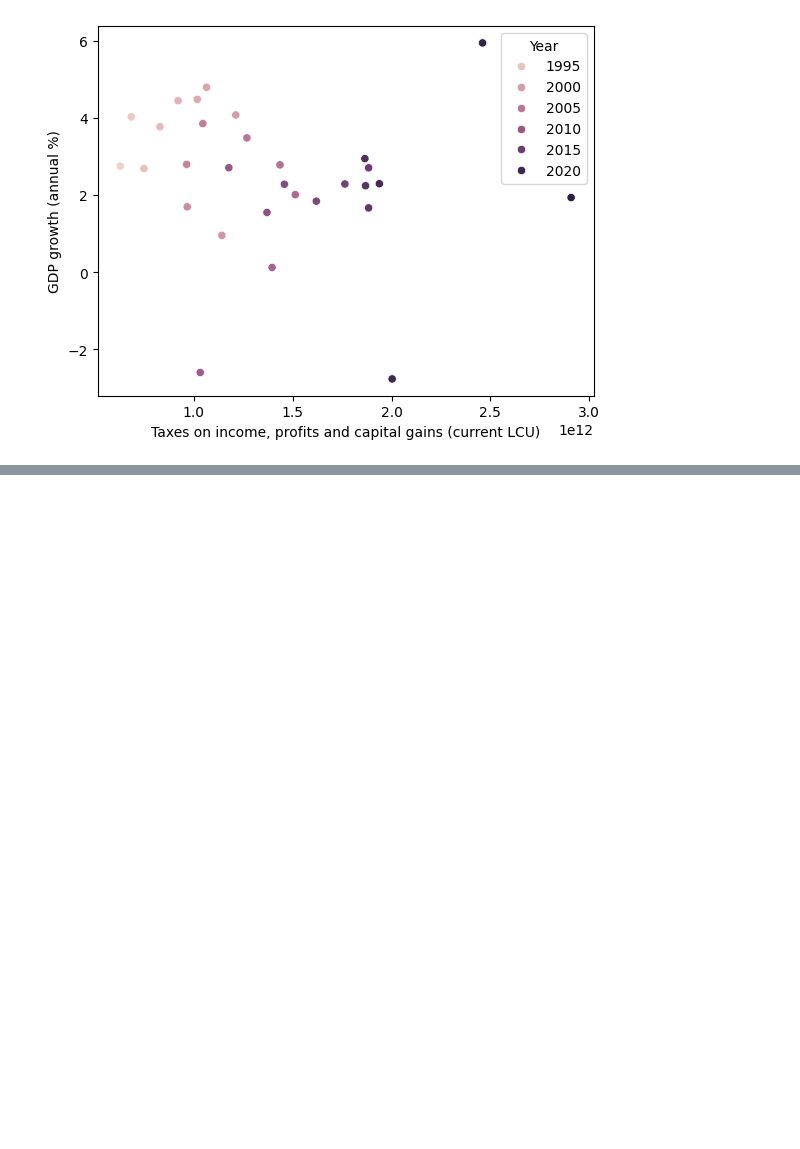
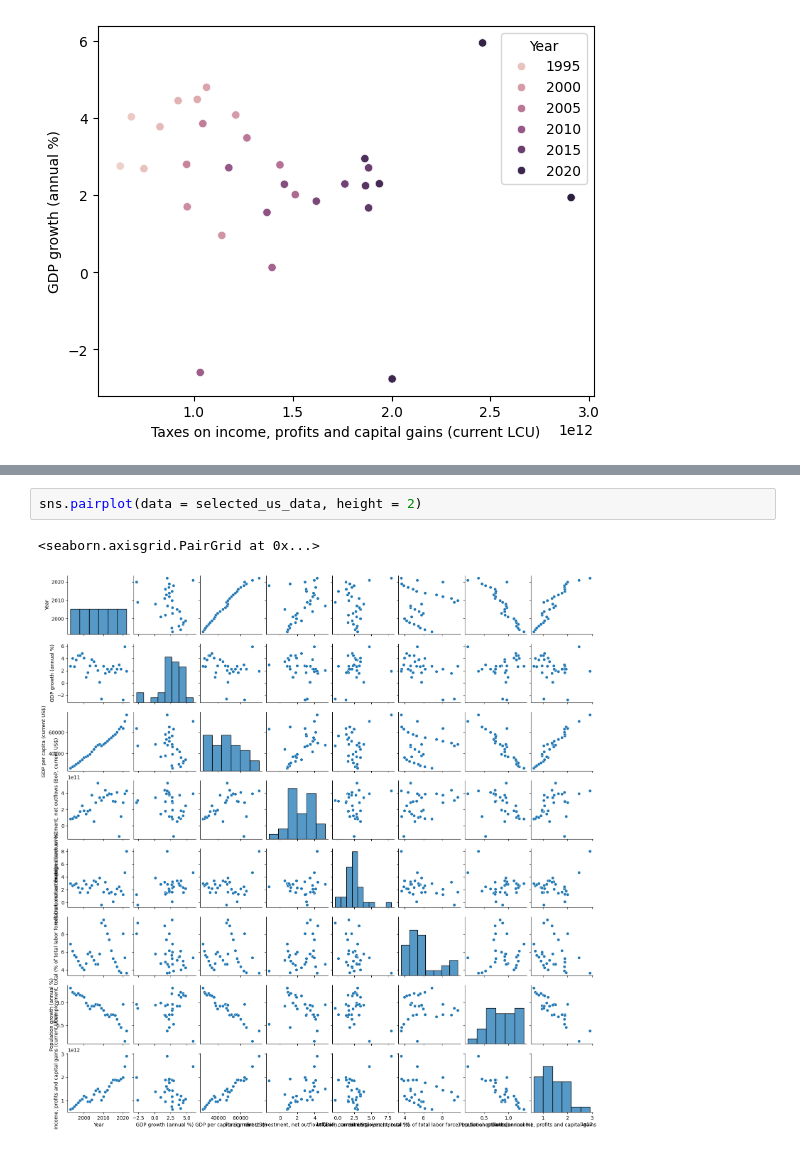
Before and after one commit to Shre-D/EGD-Assignment1, a Jupyter notebook: src/main.ipynb, the cells around one changed output, grey strips where cells are left out. Cells and saved outputs as stored; diff of their text form; blank space fills up the shorter version.

```diff
--- a/src/main.ipynb
+++ b/src/main.ipynb
@@ -200,0 +206,5 @@ sns.scatterplot(x='Taxes on income, profits and capital gains (current LCU)',y='
+# %%
+sns.pairplot(data = selected_us_data, height = 2)
+# %% [output]
+<seaborn.axisgrid.PairGrid at 0x...>
+[figure, added]
```
Also changed, not shown: parts of 6 cells of this notebook.
